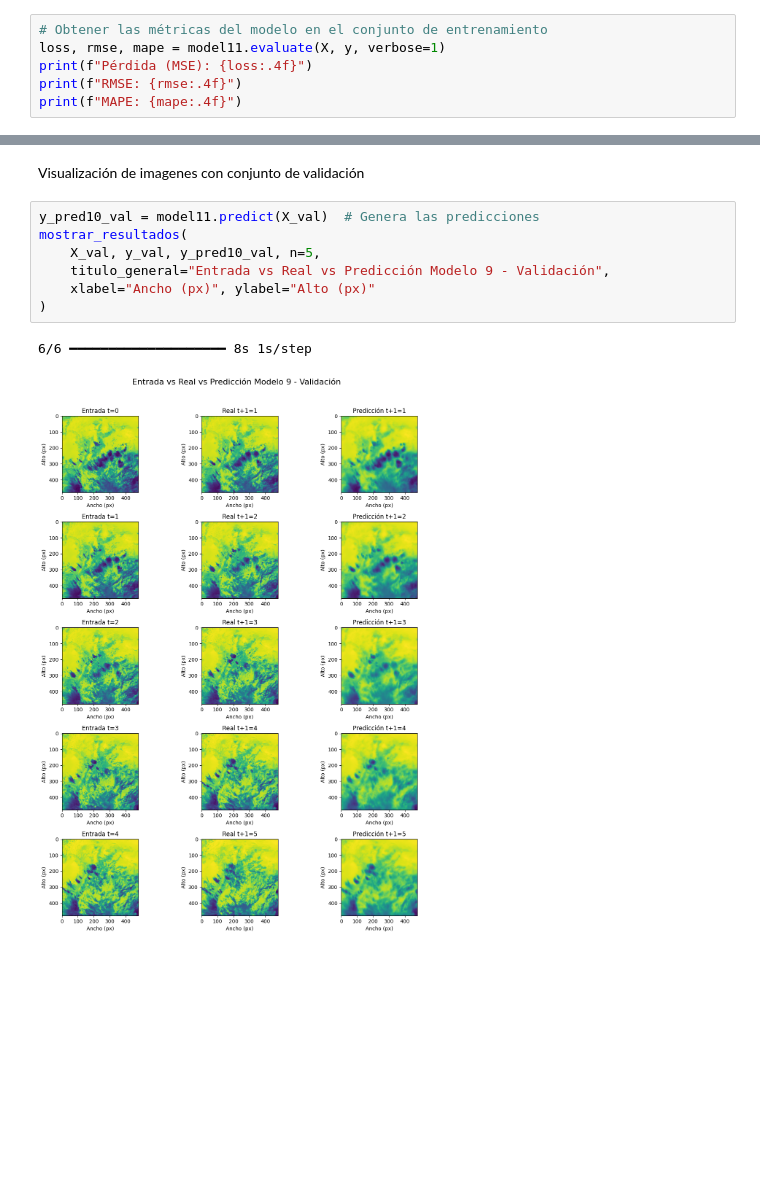
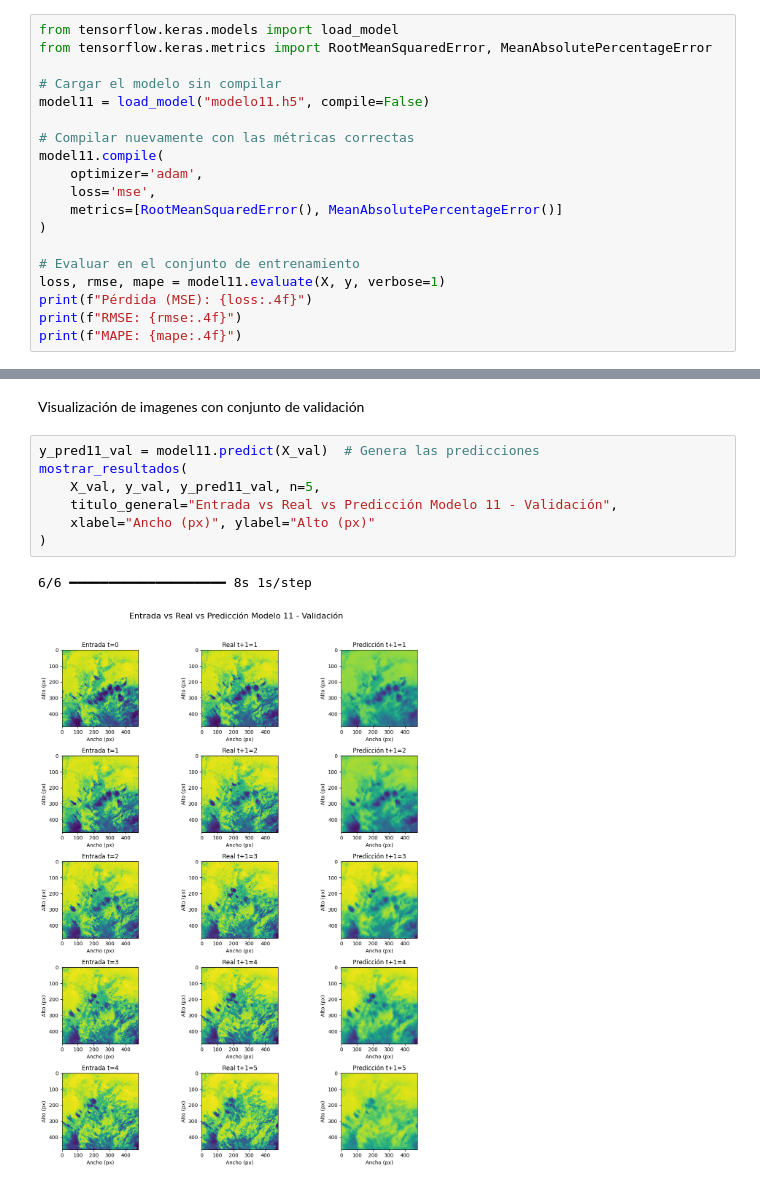
Before and after one commit to alwos19/monografia_esp_cd, a Jupyter notebook: Modelos/Modelo_11.ipynb, the cells around one changed output, grey strips where cells are left out. Cells and saved outputs as stored; diff of their text form; blank space fills up the shorter version.

Commit message:
modelo11

```diff
--- a/Modelos/Modelo_11.ipynb
+++ b/Modelos/Modelo_11.ipynb
@@ -244,5 +293,18 @@ plt.show()
 # %%
-# Obtener las métricas del modelo en el conjunto de entrenamiento
+from tensorflow.keras.models import load_model
+from tensorflow.keras.metrics import RootMeanSquaredError, MeanAbsolutePercentageError
+
+# Cargar el modelo sin compilar
+model11 = load_model("modelo11.h5", compile=False)
+
+# Compilar nuevamente con las métricas correctas
+model11.compile(
+    optimizer='adam',
+    loss='mse',
+    metrics=[RootMeanSquaredError(), MeanAbsolutePercentageError()]
+)
+
+# Evaluar en el conjunto de entrenamiento
 loss, rmse, mape = model11.evaluate(X, y, verbose=1)
 print(f"Pérdida (MSE): {loss:.4f}")
 print(f"RMSE: {rmse:.4f}")
@@ -311,12 +373,12 @@ MAPE: 907.0707
 # %% [markdown]
 Visualización de imagenes con conjunto de validación
 # %%
-y_pred10_val = model11.predict(X_val)  # Genera las predicciones
+y_pred11_val = model11.predict(X_val)  # Genera las predicciones
 mostrar_resultados(
-    X_val, y_val, y_pred10_val, n=5,
-    titulo_general="Entrada vs Real vs Predicción Modelo 9 - Validación",
+    X_val, y_val, y_pred11_val, n=5,
+    titulo_general="Entrada vs Real vs Predicción Modelo 11 - Validación",
     xlabel="Ancho (px)", ylabel="Alto (px)"
 )
 # %% [output]
 6/6 ━━━━━━━━━━━━━━━━━━━━ 8s 1s/step
-[figure, old version]
+[figure, new version]
```
Also changed, not shown: parts of 6 cells of this notebook.
